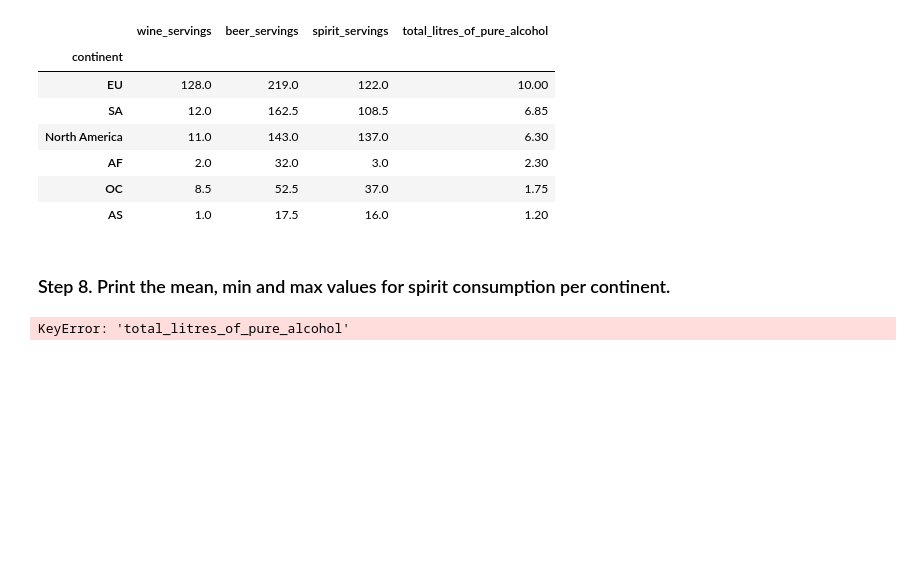
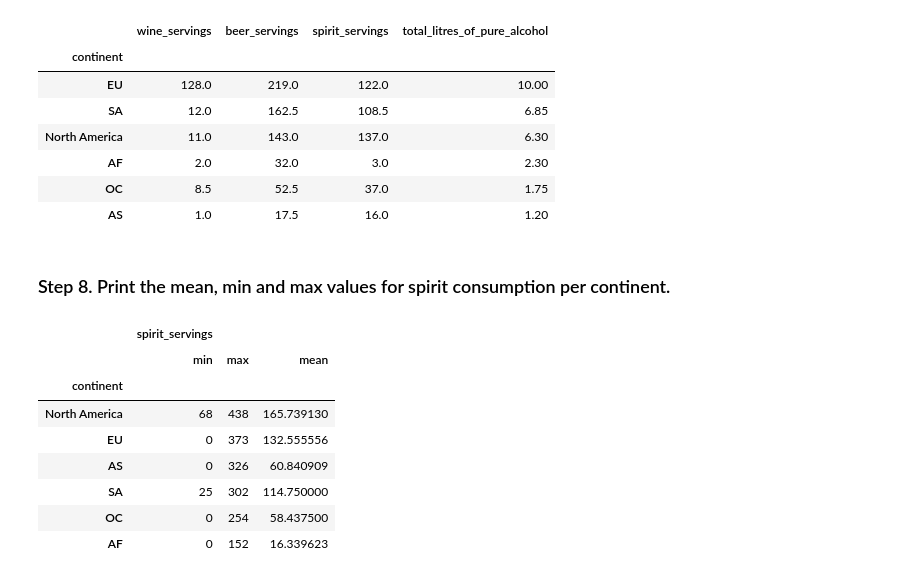
Before and after one commit to haizeaj/2026-10-BILBAO-FT-Data-Science, a Jupyter notebook: 2-Data_Analysis/2-Pandas/Practica/4-Alcohol_Consumption/Alcohol_Consumption_haizea.ipynb, the cells around one changed output. Cells and saved outputs as stored; diff of their text form; code cells hidden in the pictures; blank space fills up the shorter version.

```diff
--- a/2-Data_Analysis/2-Pandas/Practica/4-Alcohol_Consumption/Alcohol_Consumption_haizea.ipynb
+++ b/2-Data_Analysis/2-Pandas/Practica/4-Alcohol_Consumption/Alcohol_Consumption_haizea.ipynb
@@ -216,7 +264,15 @@ drinks.groupby("continent")[["wine_servings", "beer_servings", "spirit_servings"
 # %% [markdown]
 ### Step 8. Print the mean, min and max values for spirit consumption per continent.
 # %%
-drinks1 = drinks.groupby("continent")[["spirit_servings"]].aggregate(["mean", "min", "max"])
-drinks1
+drinks1 = drinks.groupby("continent")[["spirit_servings"]].aggregate(["min", "max", "mean"]).sort_values(by=("spirit_servings", "max"), ascending=False)
+drinks1 # si pones los dobles corchetes no puede acceder al max
 # %% [output]
-KeyError: 'total_litres_of_pure_alcohol'
+|  | spirit_servings |  |  |
+|  | min | max | mean |
+| continent |  |  |  |
+| North America | 68 | 438 | 165.739130 |
+| EU | 0 | 373 | 132.555556 |
+| AS | 0 | 326 | 60.840909 |
+| SA | 25 | 302 | 114.750000 |
+| OC | 0 | 254 | 58.437500 |
+| AF | 0 | 152 | 16.339623 |
```
Also changed, not shown: parts of 12 cells of this notebook, 4 other files.
